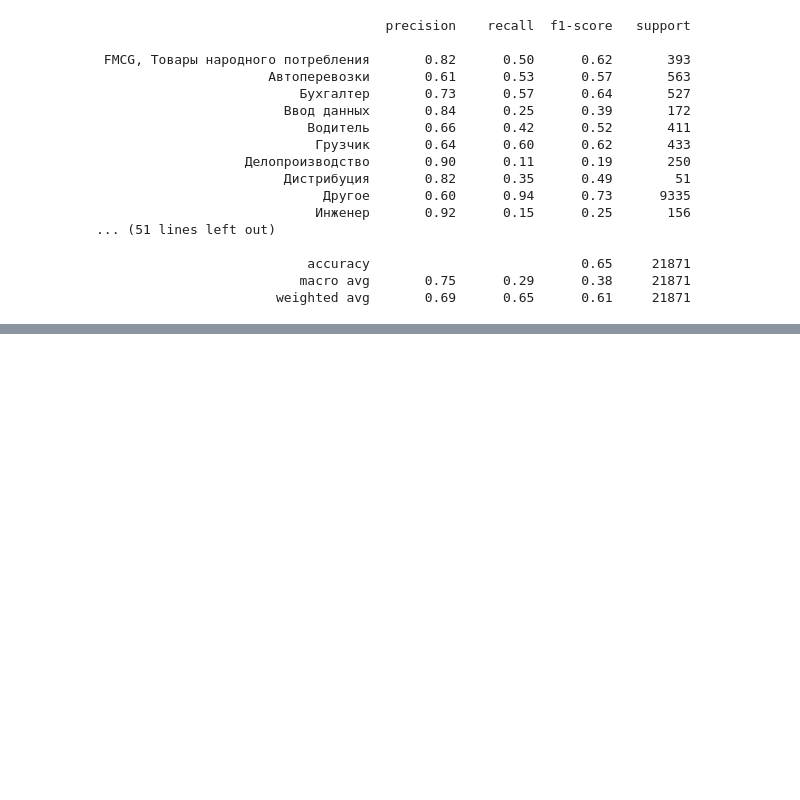
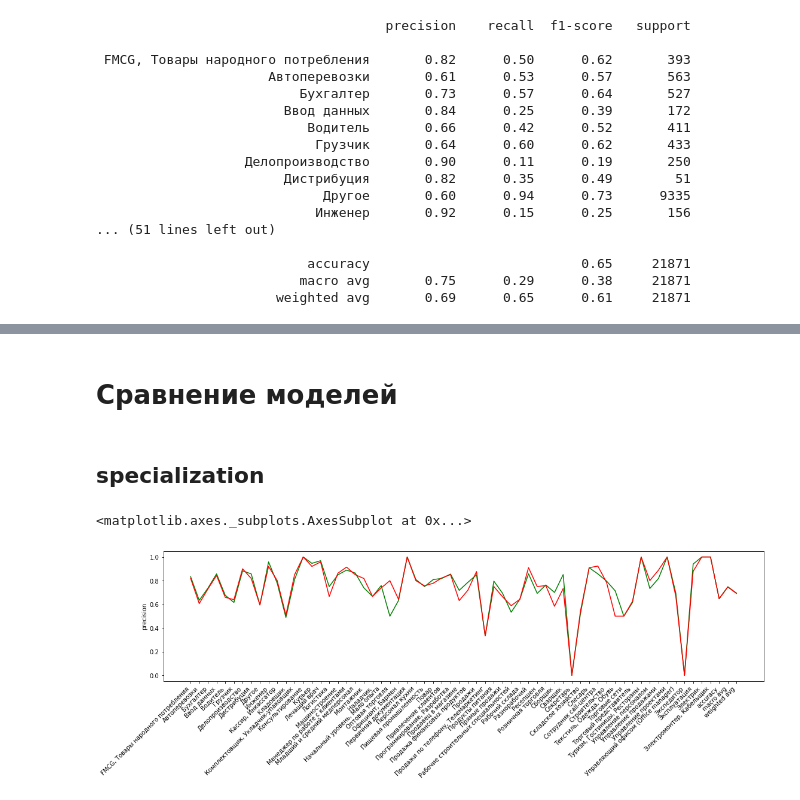
Before and after one commit to alievaliza/MSU_diploma, a Jupyter notebook: notebooks/prof_area_specialization_classification.ipynb, the cells around one changed output, grey strips where cells are left out. Drawn from its saved outputs; the diff is of its cells as text; code cells hidden in the pictures; blank space fills up the shorter version.

Commit message:
добавила сравнение моделей

```diff
--- a/notebooks/prof_area_specialization_classification.ipynb
+++ b/notebooks/prof_area_specialization_classification.ipynb
@@ -172,10 +190,11 @@ salary = pd.DataFrame()
 salary['y_pred'] = y_pred
 salary['test'] =  list(salary_test)
 salary['pred'] = list(salary_pred['salary_from'])
-salary['true_prof_area'] = list(df.loc[y_test.index, 'specialization'])
+salary['true_prof_area'] = list(df.loc[y_test.index, 'prof_area'])
 salary = salary.dropna()
-regression_report = [['specialization', 'MAE']]
+regression_report_lem = []
 for area in salary['true_prof_area'].unique():
-  regression_report.append([area, round(mean_absolute_error(salary['pred'][salary['true_prof_area'] == area], salary['test'][salary['true_prof_area'] == area]), 1)])
+  regression_report_lem.append([round(mean_absolute_error(salary['pred'][salary['true_prof_area'] == area], salary['test'][salary['true_prof_area'] == area]), 1),
+  round(float(salary_groupped_prof_area.loc[area]), 1), round(float(salary_groupped_prof_area_std.loc[area]), 1)])
 # %% [markdown]
 # raw_desc_tfidf_RF_specialization
@@ -306,2 +397,5 @@ prof_area                                              MAE
 # %% [markdown]
 # lem_desc_tfidf_RF_specialization
+# %%
+report_lem = pd.DataFrame(metrics.classification_report(y_test, y_pred, output_dict=True)).T
+report_lem.style.format(formatter='{:,.2f}').background_gradient()
@@ -347,0 +440,5 @@ specialization                       MAE
+# %%
+report = pd.DataFrame(regression_report)
+report.columns = ['MAE', 'salary_from_mean', 'salary_from_std']
+report.index = salary['true_prof_area'].unique()
+report.style.format(formatter='{:,.1f}').background_gradient()
@@ -347,0 +463,16 @@ specialization                       MAE
+# %% [markdown]
+# Сравнение моделей
+# %%
+import matplotlib
+import seaborn as sns
+from matplotlib import pyplot
+matplotlib.rcParams['figure.figsize'] = (18, 4)
+# %% [markdown]
+## specialization
+# %%
+sns.lineplot(x=report.index, y=report['precision'], color='green')
+pyplot.xticks(rotation=45, ha="right");
+sns.lineplot(x=report_lem.index, y=report_lem['precision'], color='red')
+# %% [output]
+<matplotlib.axes._subplots.AxesSubplot at 0x...>
+[figure, added]
```
Also changed, not shown: parts of 30 cells of this notebook.
